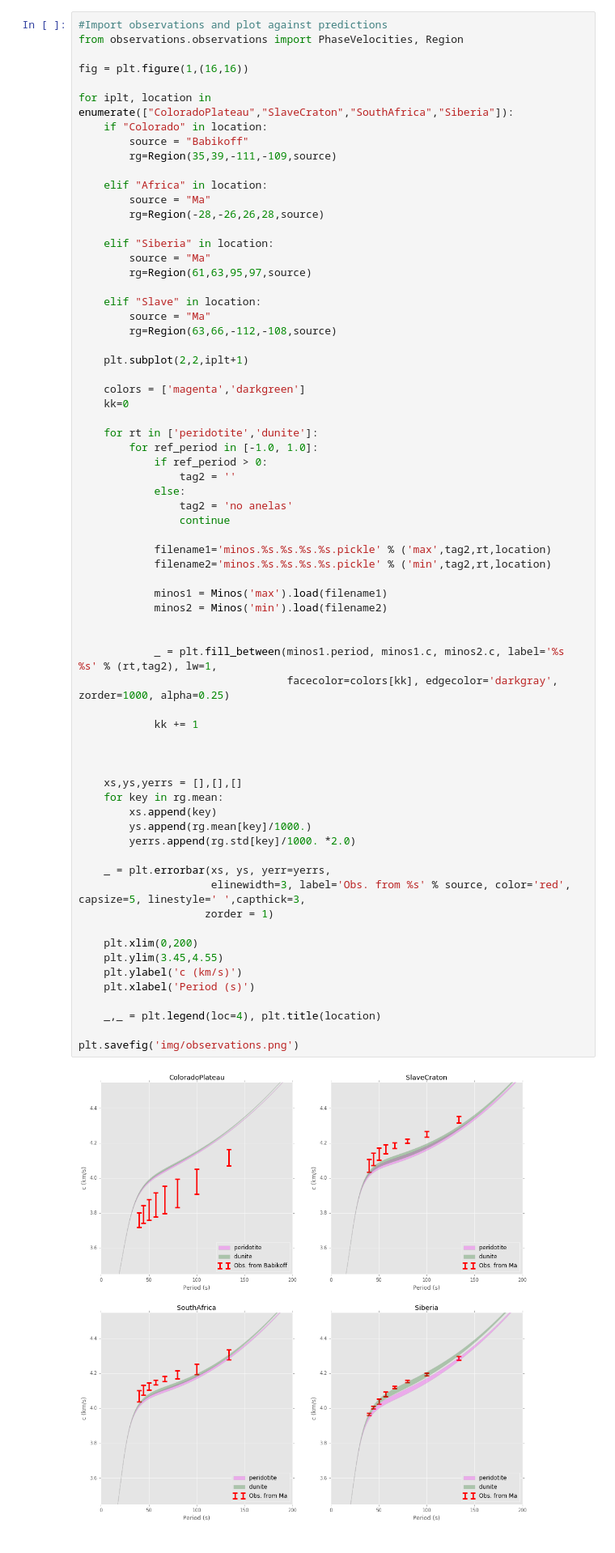
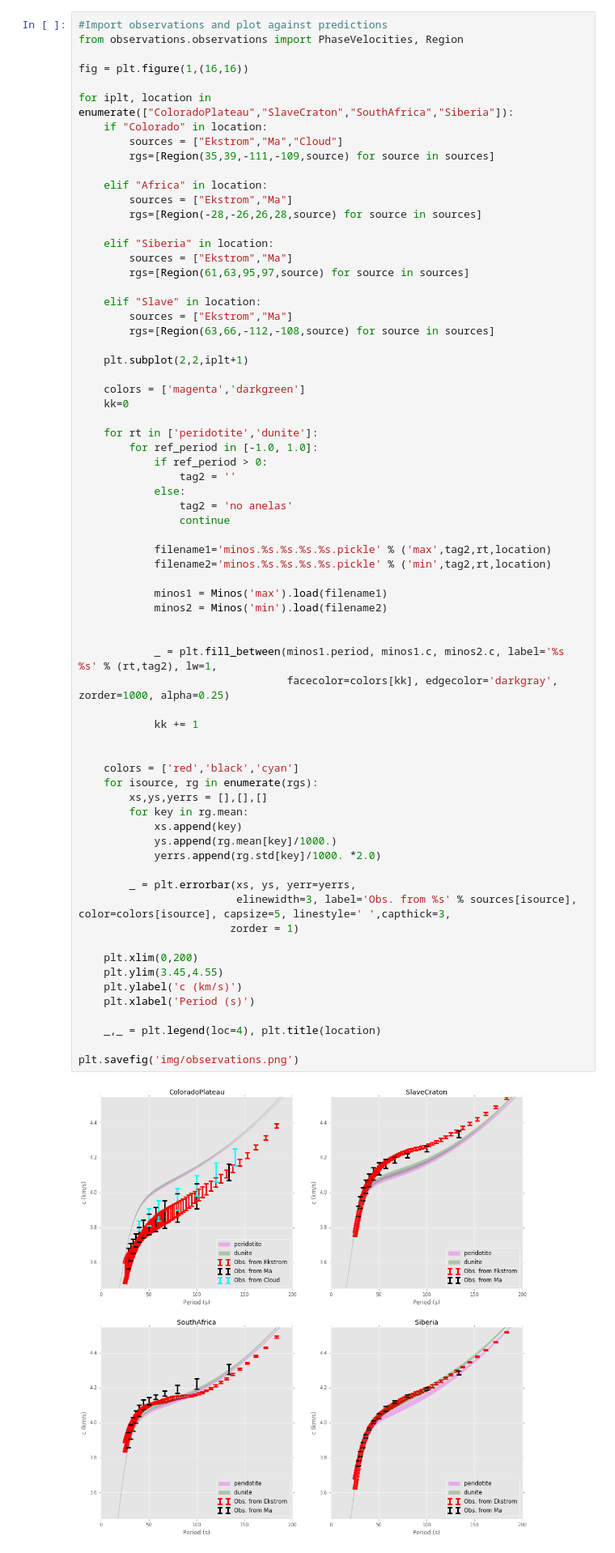
Before and after one commit to nmancinelli/ss-precursors, a Jupyter notebook: Forward_Modeling_Workflow.ipynb, the cells around one changed output. Shown at 81% size. Drawn from its saved outputs; the diff is of its cells as text.

Commit message:
Plotting ekstrom's phase velocities

```diff
--- a/Forward_Modeling_Workflow.ipynb
+++ b/Forward_Modeling_Workflow.ipynb
@@ -199,20 +181,20 @@ fig = plt.figure(1,(16,16))
 
 for iplt, location in enumerate(["ColoradoPlateau","SlaveCraton","SouthAfrica","Siberia"]):
     if "Colorado" in location:
-        source = "Babikoff"
-        rg=Region(35,39,-111,-109,source)
+        sources = ["Ekstrom","Ma","Cloud"]
+        rgs=[Region(35,39,-111,-109,source) for source in sources]
 
     elif "Africa" in location:
-        source = "Ma"
-        rg=Region(-28,-26,26,28,source)
+        sources = ["Ekstrom","Ma"]
+        rgs=[Region(-28,-26,26,28,source) for source in sources]
 
     elif "Siberia" in location:
-        source = "Ma"
-        rg=Region(61,63,95,97,source)
+        sources = ["Ekstrom","Ma"]
+        rgs=[Region(61,63,95,97,source) for source in sources]
 
     elif "Slave" in location:
-        source = "Ma"
-        rg=Region(63,66,-112,-108,source)
+        sources = ["Ekstrom","Ma"]
+        rgs=[Region(63,66,-112,-108,source) for source in sources]
 
     plt.subplot(2,2,iplt+1)
 
@@ -224,40 +206,41 @@ for iplt, location in enumerate(["ColoradoPlateau","SlaveCraton","SouthAfrica","
             if ref_period > 0:
                 tag2 = ''
             else:
                 tag2 = 'no anelas'
                 continue
 
             filename1='minos.%s.%s.%s.%s.pickle' % ('max',tag2,rt,location)
             filename2='minos.%s.%s.%s.%s.pickle' % ('min',tag2,rt,location)
 
             minos1 = Minos('max').load(filename1)
             minos2 = Minos('min').load(filename2)
 
 
             _ = plt.fill_between(minos1.period, minos1.c, minos2.c, label='%s %s' % (rt,tag2), lw=1,
                                  facecolor=colors[kk], edgecolor='darkgray', zorder=1000, alpha=0.25)
 
             kk += 1
 
 
+    colors = ['red','black','cyan']
+    for isource, rg in enumerate(rgs):
+        xs,ys,yerrs = [],[],[]
+        for key in rg.mean:
+            xs.append(key)
+            ys.append(rg.mean[key]/1000.)
+            yerrs.append(rg.std[key]/1000. *2.0)
 
-    xs,ys,yerrs = [],[],[]
-    for key in rg.mean:
-        xs.append(key)
-        ys.append(rg.mean[key]/1000.)
-        yerrs.append(rg.std[key]/1000. *2.0)
-
-    _ = plt.errorbar(xs, ys, yerr=yerrs,
-                     elinewidth=3, label='Obs. from %s' % source, color='red', capsize=5, linestyle=' ',capthick=3,
-                    zorder = 1)
+        _ = plt.errorbar(xs, ys, yerr=yerrs,
+                         elinewidth=3, label='Obs. from %s' % sources[isource], color=colors[isource], capsize=5, linestyle=' ',capthick=3,
+                        zorder = 1)
 
     plt.xlim(0,200)
     plt.ylim(3.45,4.55)
     plt.ylabel('c (km/s)')
     plt.xlabel('Period (s)')
 
     _,_ = plt.legend(loc=4), plt.title(location)
 
 plt.savefig('img/observations.png')
 # %% [output]
-[figure, old version]
+[figure, new version]
```
Also changed, not shown: parts of 4 cells of this notebook, 2 other files.
